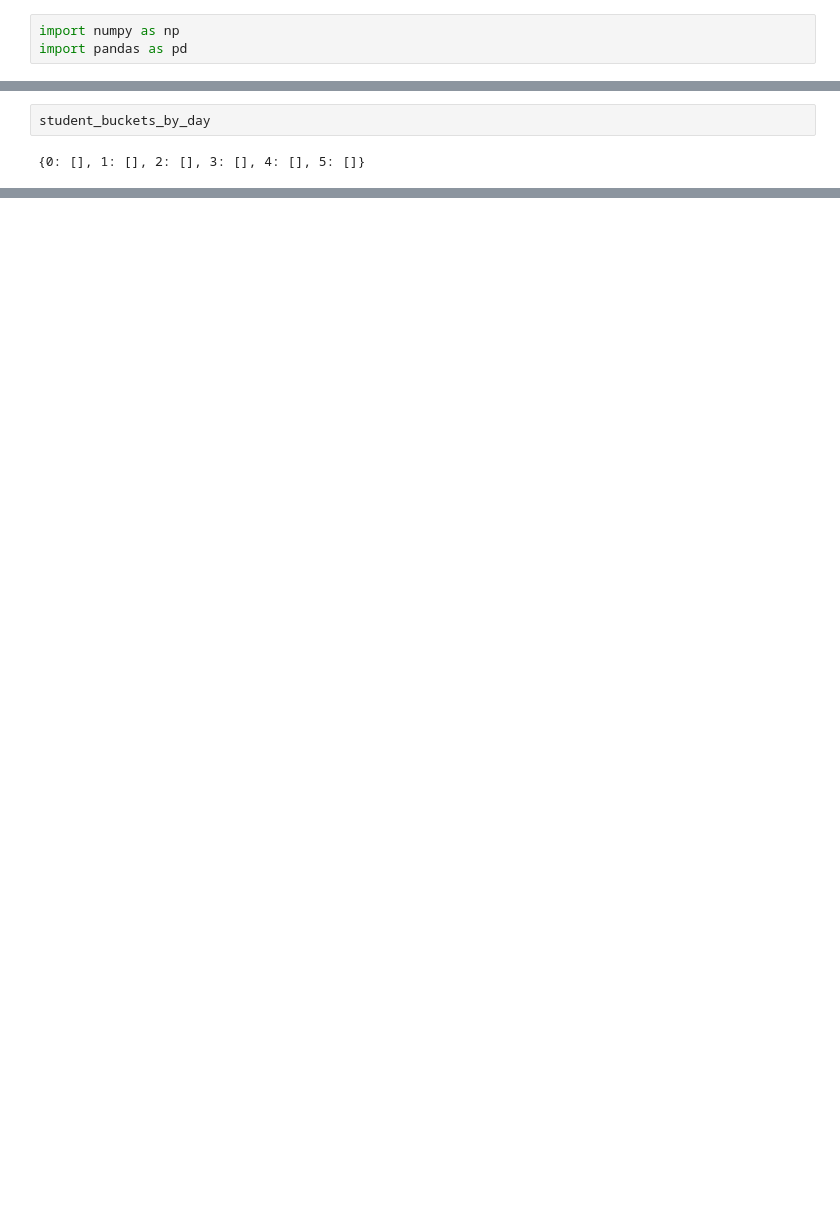
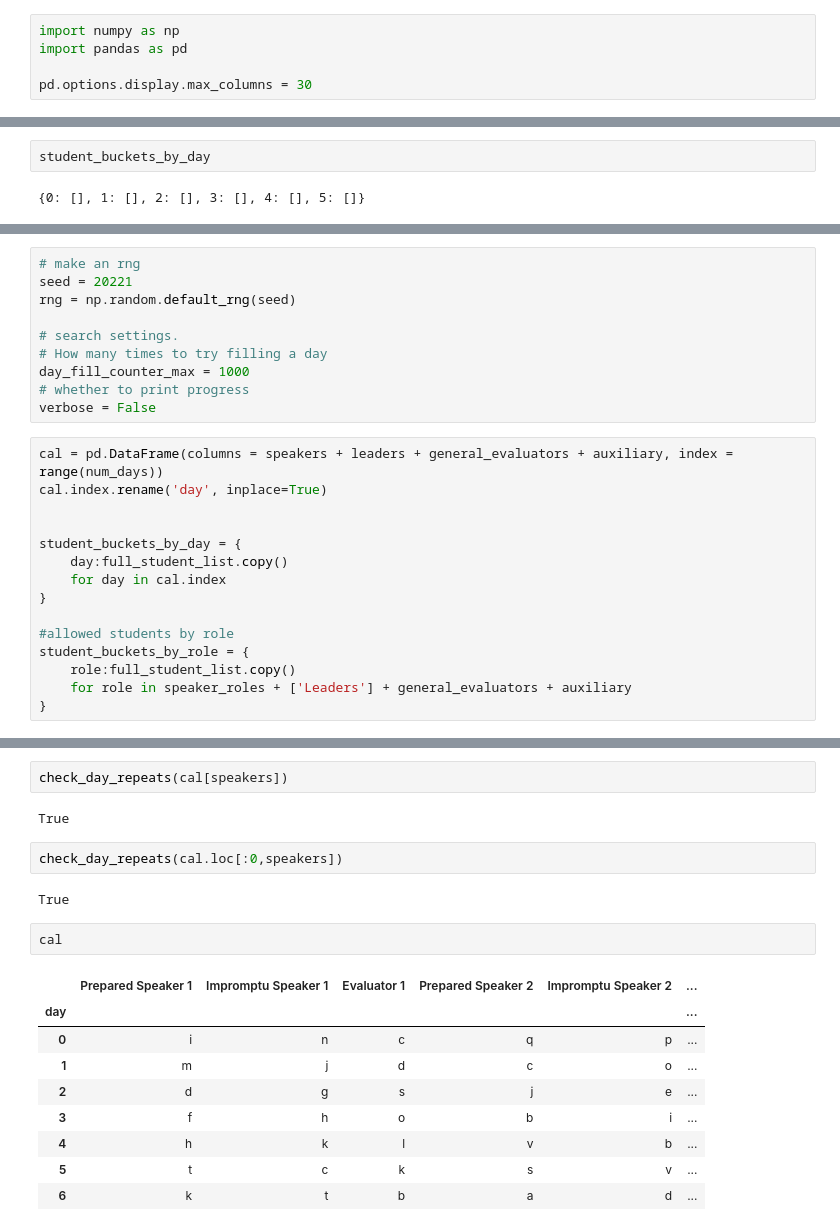
Before and after one commit to dtersegno/toastmasters, a Jupyter notebook: toastmasters.ipynb, the cells around one changed output, grey strips where cells are left out. Drawn from its saved outputs; the diff is of its cells as text; blank space fills up the shorter version.

```diff
--- a/toastmasters.ipynb
+++ b/toastmasters.ipynb
@@ -26,6 +26,8 @@ The restrictions are:
 # %%
 import numpy as np
 import pandas as pd
+
+pd.options.display.max_columns = 30
 # %%
 num_days = 6
 num_students = 23
@@ -292,0 +468,25 @@ student_buckets_by_role
+# %%
+# make an rng
+seed = 20221
+rng = np.random.default_rng(seed)
+
+# search settings.
+# How many times to try filling a day
+day_fill_counter_max = 1000
+# whether to print progress
+verbose = False
+# %%
+cal = pd.DataFrame(columns = speakers + leaders + general_evaluators + auxiliary, index = range(num_days))
+cal.index.rename('day', inplace=True)
+
+
+student_buckets_by_day = {
+    day:full_student_list.copy()
+    for day in cal.index
+}
+
+#allowed students by role
+student_buckets_by_role = {
+    role:full_student_list.copy()
+    for role in speaker_roles + ['Leaders'] + general_evaluators + auxiliary
+}
@@ -292,0 +626,20 @@ student_buckets_by_role
+# %%
+check_day_repeats(cal[speakers])
+# %% [output]
+True
+# %%
+check_day_repeats(cal.loc[:0,speakers])
+# %% [output]
+True
+# %%
+cal
+# %% [output]
+|  | Prepared Speaker 1 | Impromptu Speaker 1 | Evaluator 1 | Prepared Speaker 2 | Impromptu Speaker 2 | ... |
+| day |  |  |  |  |  | ... |
+| 0 | i | n | c | q | p | ... |
+| 1 | m | j | d | c | o | ... |
+| 2 | d | g | s | j | e | ... |
+| 3 | f | h | o | b | i | ... |
+| 4 | h | k | l | v | b | ... |
+| 5 | t | c | k | s | v | ... |
+| 6 | k | t | b | a | d | ... |
```
Also changed, not shown: parts of 29 cells of this notebook, 2 other files.
